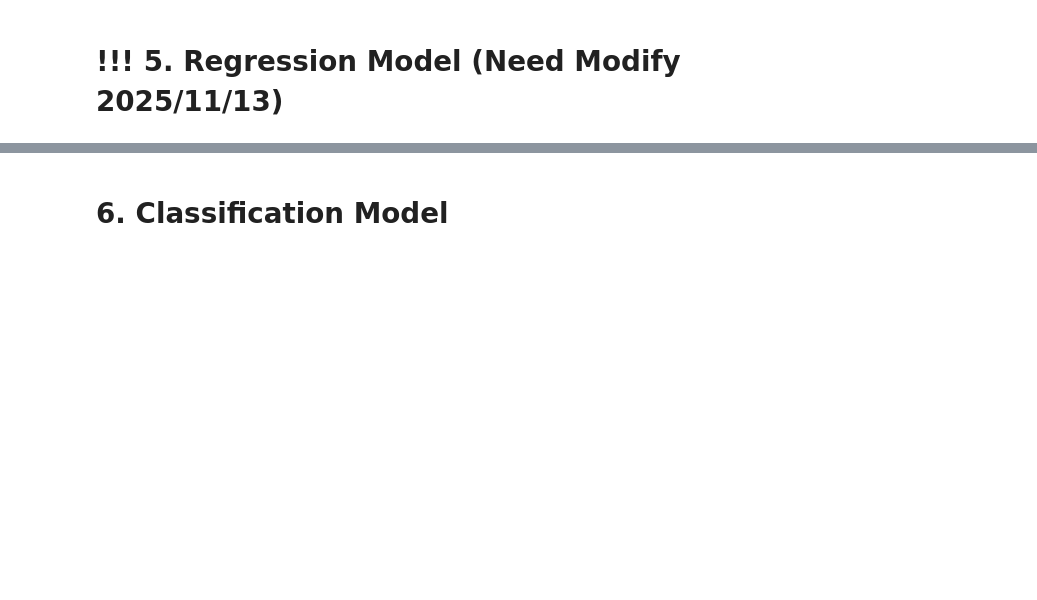
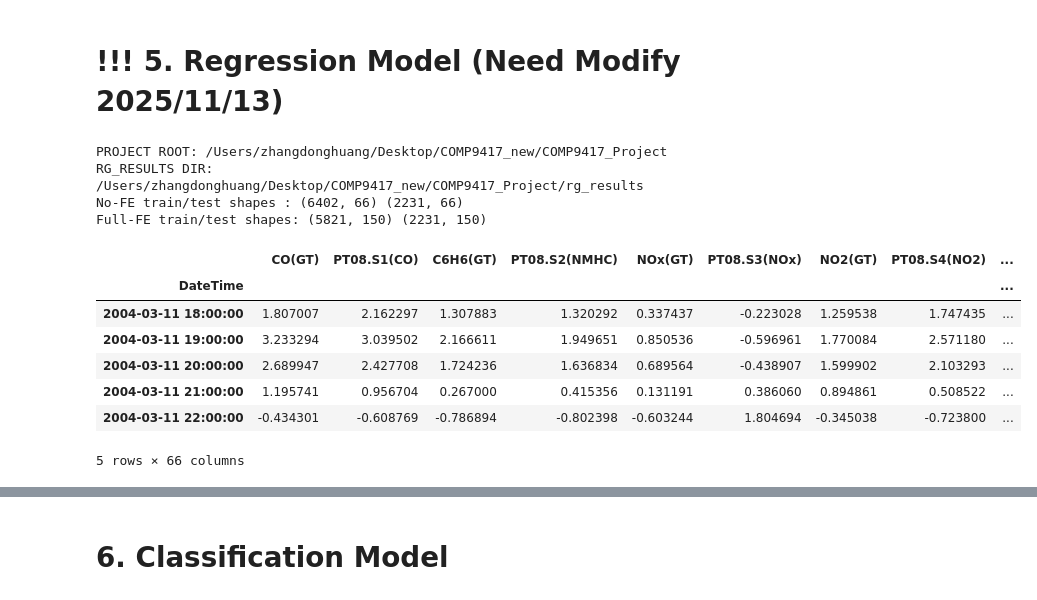
Before and after one commit to RomanticD/COMP9417_Project, a Jupyter notebook: proj_Main.ipynb, the cells around one changed output, grey strips where cells are left out. Drawn from its saved outputs; the diff is of its cells as text; code cells hidden in the pictures; blank space fills up the shorter version.

Commit message:
Add regression experiments under rg_results and update proj_Main

```diff
--- a/proj_Main.ipynb
+++ b/proj_Main.ipynb
@@ -1477,48 +1477,80 @@ FEATURE ENGINEERING FOR 2004 (TRAIN) & 2005 (TEST) COMPLETE
 # %%
 # Cell 1 — Locate project root (relative), set result dir, load datasets with DateTime index
 
 from pathlib import Path
 import pandas as pd
 
 def find_project_root(start=None):
-    """Find the project root by walking up until expected markers are found."""
+    """
+    Find the project root by walking up until expected markers are found.
+    这里保持原来的逻辑：往上找，看到 Group_Project_Main.ipynb / README.md 等就当成根目录。
+    """
     start = Path(start or Path.cwd()).resolve()
     markers = {
-        "preprocessing_output", "temporal_feature_engineering",
-        "anomaly_detection", "Group_Project_Main.ipynb", "README.md"
+        "output_Preprocessing_TemporalDataSplitting",
+        "output_AnomalyDetection",
+        "output_FeatureEngineering",
+        "Group_Project_Main.ipynb",
+        "README.md"
     }
     for p in [start, *start.parents]:
-        if any((p/m).exists() for m in markers):
+        if any((p / m).exists() for m in markers):
             return p
     return start
 
-# project anchors (all relative to ROOT)
+# --------- 1. 找到项目根目录 ---------
 ROOT = find_project_root()
-RG_RESULTS = (ROOT / "rg_results")
+print("PROJECT ROOT:", ROOT)
+
+# --------- 2. 结果输出目录（和之前一样用 rg_results）---------
+RG_RESULTS = ROOT / "rg_results"
 RG_RESULTS.mkdir(parents=True, exist_ok=True)
+print("RG_RESULTS DIR:", RG_RESULTS)
 
-# required files (relative to ROOT)
-NOFE_TRAIN = ROOT / "anomaly_detection" / "train_cleaned_no_fe_2004.csv"
-NOFE_TEST  = ROOT / "preprocessing_output" / "test_2005.csv"
-FULL_TRAIN = ROOT / "anomaly_detection" / "train_cleaned_full_2004.csv"
-FULL_TEST  = ROOT / "temporal_feature_engineering" / "test_full.csv"
+# --------- 3. Regression 用到的数据源 ---------
+# 对齐你现在实际的 preprocessing / anomaly / FE 输出：
 
-# sanity checks
+# 无额外 FE 版本（我们叫 raw / no_fe）：
+#   - 训练：2004 + 已经做过 anomaly cleaning 的版本
+#   - 测试：2005 原始预处理 + 归一化后的版本
+NOFE_TRAIN = ROOT / "output_AnomalyDetection" / "train_2004_cleaned.csv"
+NOFE_TEST  = ROOT / "output_Preprocessing_TemporalDataSplitting" / "test_2005.csv"
+
+# 有 FE 的版本（我们用 “merge + cleaned” 这一套，相当于 engineered）：
+FULL_TRAIN = ROOT / "output_FeatureEngineering" / "train_2004_fe_merge_cleaned.csv"
+FULL_TEST  = ROOT / "output_FeatureEngineering" / "test_2005_fe_merge.csv"
+
+# --------- 4. 路径存在性检查 ---------
 for p in [NOFE_TRAIN, NOFE_TEST, FULL_TRAIN, FULL_TEST]:
     assert p.exists(), f"Missing file: {p}"
 
-# load as DateTime index
-no_fe_train = pd.read_csv(NOFETRAIN := NOFE_TRAIN, index_col="DateTime", parse_dates=True).sort_index()
-no_fe_test  = pd.read_csv(NOFETEST  := NOFE_TEST,  index_col="DateTime", parse_dates=True).sort_index()
-full_fe_train = pd.read_csv(FULLTRAIN := FULL_TRAIN, index_col="DateTime", parse_dates=True).sort_index()
-full_fe_test  = pd.read_csv(FULLTEST  := FULL_TEST,  index_col="DateTime", parse_dates=True).sort_index()
+# --------- 5. 读入为 DateTime index 的 DataFrame ---------
+no_fe_train   = pd.read_csv(NOFETRAIN   := NOFE_TRAIN,
+                            index_col="DateTime", parse_dates=True).sort_index()
+no_fe_test    = pd.read_csv(NOFETEST    := NOFE_TEST,
+                            index_col="DateTime", parse_dates=True).sort_index()
+full_fe_train = pd.read_csv(FULLTRAIN   := FULL_TRAIN,
+                            index_col="DateTime", parse_dates=True).sort_index()
+full_fe_test  = pd.read_csv(FULLTEST    := FULL_TEST,
+                            index_col="DateTime", parse_dates=True).sort_index()
 
-print("ROOT        :", ROOT)
-print("RG_RESULTS  :", RG_RESULTS)
 print("No-FE train/test shapes :", no_fe_train.shape, no_fe_test.shape)
 print("Full-FE train/test shapes:", full_fe_train.shape, full_fe_test.shape)
 
 no_fe_train.head()
+# %% [output]
+PROJECT ROOT: /Users/zhangdonghuang/Desktop/COMP9417_new/COMP9417_Project
+RG_RESULTS DIR: /Users/zhangdonghuang/Desktop/COMP9417_new/COMP9417_Project/rg_results
+No-FE train/test shapes : (6402, 66) (2231, 66)
+Full-FE train/test shapes: (5821, 150) (2231, 150)
+|  | CO(GT) | PT08.S1(CO) | C6H6(GT) | PT08.S2(NMHC) | NOx(GT) | PT08.S3(NOx) | NO2(GT) | PT08.S4(NO2) | ... |
+| DateTime |  |  |  |  |  |  |  |  | ... |
+| 2004-03-11 18:00:00 | 1.807007 | 2.162297 | 1.307883 | 1.320292 | 0.337437 | -0.223028 | 1.259538 | 1.747435 | ... |
+| 2004-03-11 19:00:00 | 3.233294 | 3.039502 | 2.166611 | 1.949651 | 0.850536 | -0.596961 | 1.770084 | 2.571180 | ... |
+| 2004-03-11 20:00:00 | 2.689947 | 2.427708 | 1.724236 | 1.636834 | 0.689564 | -0.438907 | 1.599902 | 2.103293 | ... |
+| 2004-03-11 21:00:00 | 1.195741 | 0.956704 | 0.267000 | 0.415356 | 0.131191 | 0.386060 | 0.894861 | 0.508522 | ... |
+| 2004-03-11 22:00:00 | -0.434301 | -0.608769 | -0.786894 | -0.802398 | -0.603244 | 1.804694 | -0.345038 | -0.723800 | ... |
+5 rows × 66 columns
 # %%
 # Cell 2 — Helpers (metrics, feature picking, supervised maker)
 
```
Also changed, not shown: parts of 5 cells of this notebook, 14 other files.
